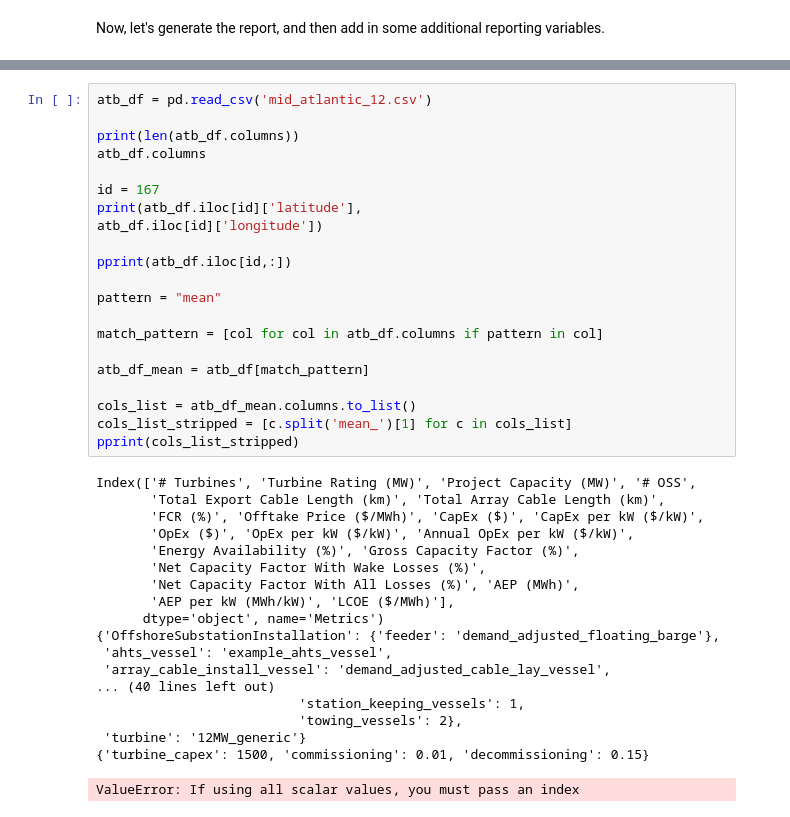
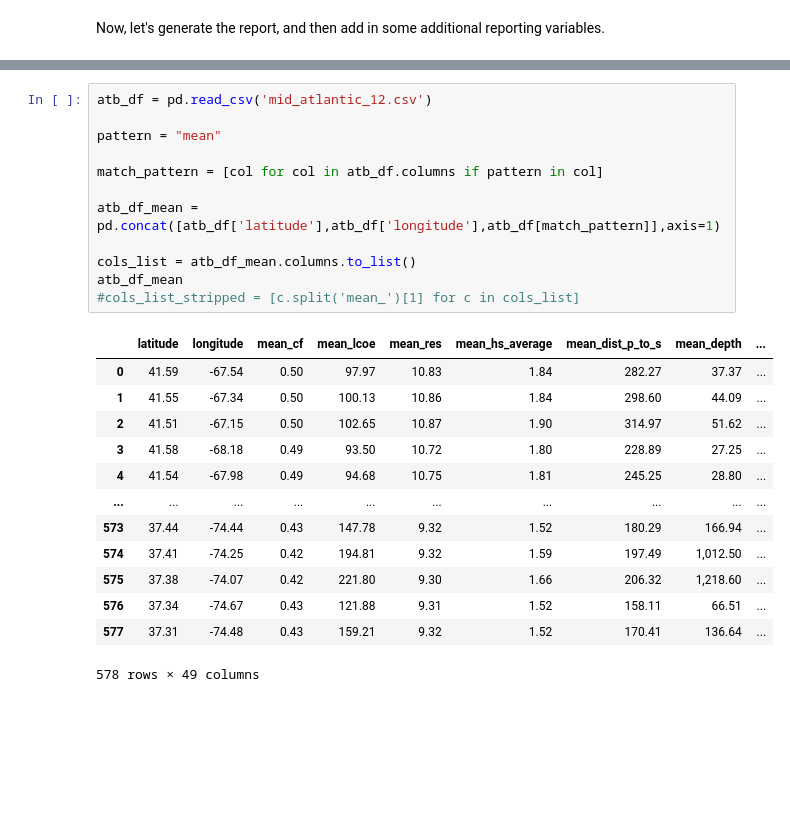
Before and after one commit to nRiccobo/WAVES, a Jupyter notebook: examples/waves_example_2024.ipynb, the cells around one changed output, grey strips where cells are left out. Saved outputs shown, nothing was run; the diff lists cells and outputs as text; blank space fills up the shorter version.

```diff
--- a/examples/waves_example_2024.ipynb
+++ b/examples/waves_example_2024.ipynb
@@ -411,41 +427,27 @@ report_df
 # %%
 atb_df = pd.read_csv('mid_atlantic_12.csv')
-
-print(len(atb_df.columns))
-atb_df.columns
-
-id = 167
-print(atb_df.iloc[id]['latitude'],
-atb_df.iloc[id]['longitude'])
-
-pprint(atb_df.iloc[id,:])
 
 pattern = "mean"
 
 match_pattern = [col for col in atb_df.columns if pattern in col]
 
-atb_df_mean = atb_df[match_pattern]
+atb_df_mean = pd.concat([atb_df['latitude'],atb_df['longitude'],atb_df[match_pattern]],axis=1)
 
 cols_list = atb_df_mean.columns.to_list()
-cols_list_stripped = [c.split('mean_')[1] for c in cols_list]
-pprint(cols_list_stripped)
+atb_df_mean
+#cols_list_stripped = [c.split('mean_')[1] for c in cols_list]
 # %% [output]
+|  | latitude | longitude | mean_cf | mean_lcoe | mean_res | mean_hs_average | mean_dist_p_to_s | mean_depth | ... |
+| 0 | 41.59 | -67.54 | 0.50 | 97.97 | 10.83 | 1.84 | 282.27 | 37.37 | ... |
+| 1 | 41.55 | -67.34 | 0.50 | 100.13 | 10.86 | 1.84 | 298.60 | 44.09 | ... |
+| 2 | 41.51 | -67.15 | 0.50 | 102.65 | 10.87 | 1.90 | 314.97 | 51.62 | ... |
+| 3 | 41.58 | -68.18 | 0.49 | 93.50 | 10.72 | 1.80 | 228.89 | 27.25 | ... |
+| 4 | 41.54 | -67.98 | 0.49 | 94.68 | 10.75 | 1.81 | 245.25 | 28.80 | ... |
+| ... | ... | ... | ... | ... | ... | ... | ... | ... | ... |
+| 573 | 37.44 | -74.44 | 0.43 | 147.78 | 9.32 | 1.52 | 180.29 | 166.94 | ... |
+| 574 | 37.41 | -74.25 | 0.42 | 194.81 | 9.32 | 1.59 | 197.49 | 1,012.50 | ... |
+| 575 | 37.38 | -74.07 | 0.42 | 221.80 | 9.30 | 1.66 | 206.32 | 1,218.60 | ... |
+| 576 | 37.34 | -74.67 | 0.43 | 121.88 | 9.31 | 1.52 | 158.11 | 66.51 | ... |
+| 577 | 37.31 | -74.48 | 0.43 | 159.21 | 9.32 | 1.52 | 170.41 | 136.64 | ... |
-Index(['# Turbines', 'Turbine Rating (MW)', 'Project Capacity (MW)', '# OSS',
-       'Total Export Cable Length (km)', 'Total Array Cable Length (km)',
-       'FCR (%)', 'Offtake Price ($/MWh)', 'CapEx ($)', 'CapEx per kW ($/kW)',
-       'OpEx ($)', 'OpEx per kW ($/kW)', 'Annual OpEx per kW ($/kW)',
-       'Energy Availability (%)', 'Gross Capacity Factor (%)',
-       'Net Capacity Factor With Wake Losses (%)',
-       'Net Capacity Factor With All Losses (%)', 'AEP (MWh)',
-       'AEP per kW (MWh/kW)', 'LCOE ($/MWh)'],
-      dtype='object', name='Metrics')
-{'OffshoreSubstationInstallation': {'feeder': 'demand_adjusted_floating_barge'},
- 'ahts_vessel': 'example_ahts_vessel',
- 'array_cable_install_vessel': 'demand_adjusted_cable_lay_vessel',
-... (40 lines left out)
-                          'station_keeping_vessels': 1,
-                          'towing_vessels': 2},
- 'turbine': '12MW_generic'}
-{'turbine_capex': 1500, 'commissioning': 0.01, 'decommissioning': 0.15}
+578 rows × 49 columns
-ValueError: If using all scalar values, you must pass an index
 # %%
```
Also changed, not shown: parts of 6 cells of this notebook.
